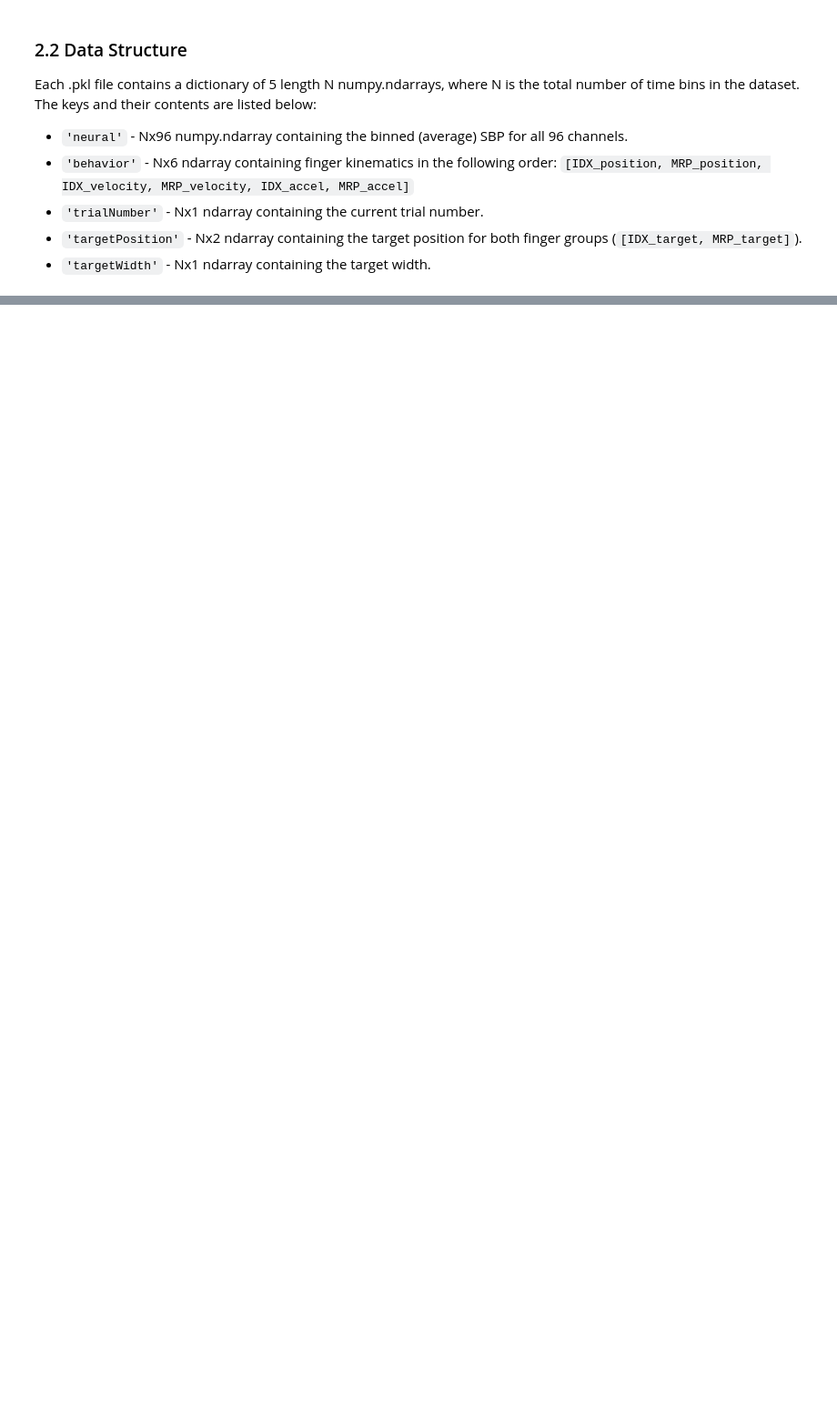
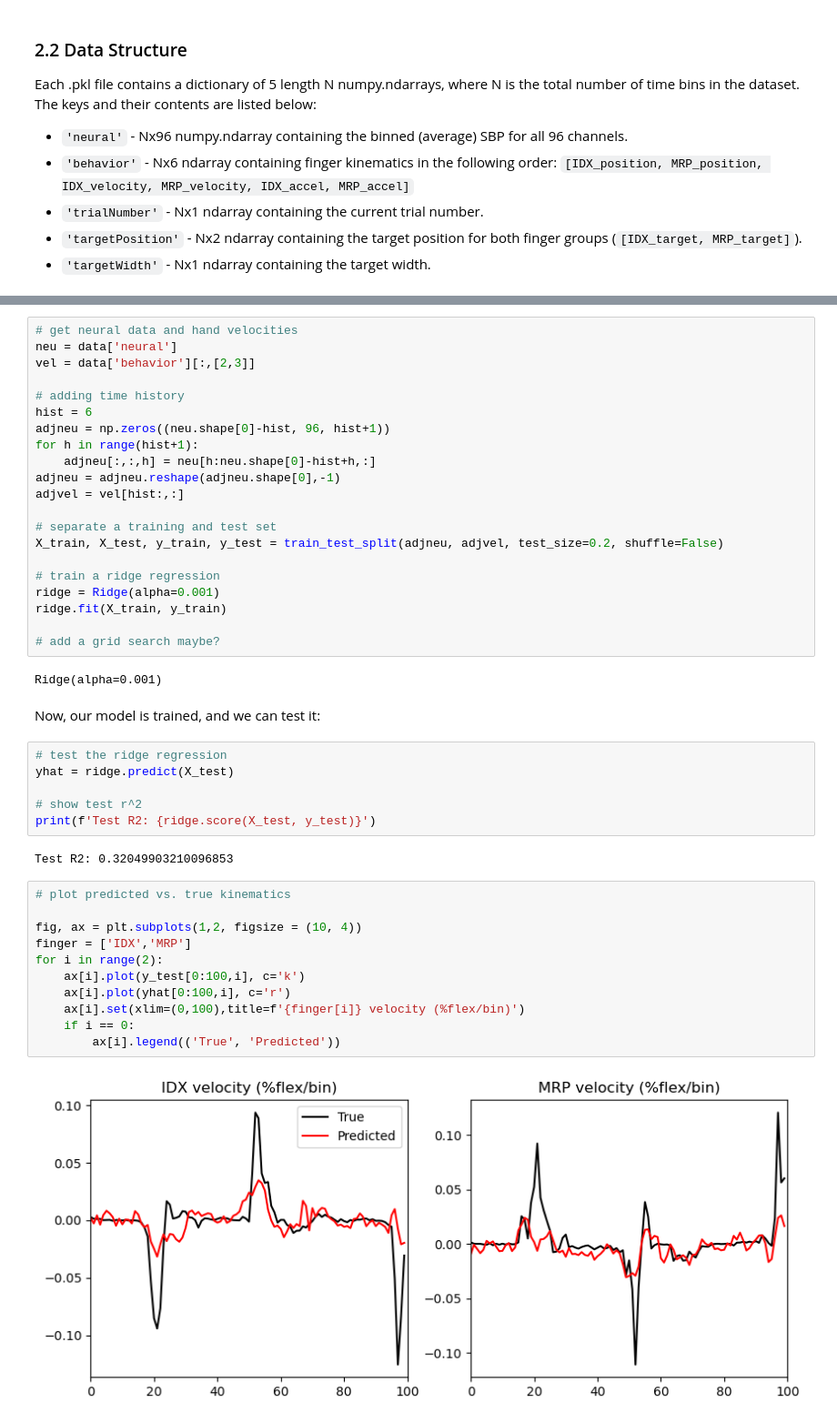
Before and after one commit to chesteklab/EFRI-workshop-2023, a Jupyter notebook: Notebooks/Monkey_Dataset.ipynb, the cells around one changed output, grey strips where cells are left out. Shown at 91% size. Saved outputs shown, nothing was run; the diff lists cells and outputs as text; blank space fills up the shorter version.

```diff
--- a/Notebooks/Monkey_Dataset.ipynb
+++ b/Notebooks/Monkey_Dataset.ipynb
@@ -44,0 +126,46 @@ Each .pkl file contains a dictionary of 5 length N numpy.ndarrays, where N is th
+# %%
+# get neural data and hand velocities
+neu = data['neural']
+vel = data['behavior'][:,[2,3]]
+
+# adding time history
+hist = 6
+adjneu = np.zeros((neu.shape[0]-hist, 96, hist+1))
+for h in range(hist+1):
+    adjneu[:,:,h] = neu[h:neu.shape[0]-hist+h,:]
+adjneu = adjneu.reshape(adjneu.shape[0],-1)
+adjvel = vel[hist:,:]
+
+# separate a training and test set
+X_train, X_test, y_train, y_test = train_test_split(adjneu, adjvel, test_size=0.2, shuffle=False)
+
+# train a ridge regression
+ridge = Ridge(alpha=0.001)
+ridge.fit(X_train, y_train)
+
+# add a grid search maybe?
+# %% [output]
+Ridge(alpha=0.001)
+# %% [markdown]
+Now, our model is trained, and we can test it:
+# %%
+# test the ridge regression
+yhat = ridge.predict(X_test)
+
+# show test r^2
+print(f'Test R2: {ridge.score(X_test, y_test)}')
+# %% [output]
+Test R2: 0.32049903210096853
+# %%
+# plot predicted vs. true kinematics
+
+fig, ax = plt.subplots(1,2, figsize = (10, 4))
+finger = ['IDX','MRP']
+for i in range(2):
+    ax[i].plot(y_test[0:100,i], c='k')
+    ax[i].plot(yhat[0:100,i], c='r')
+    ax[i].set(xlim=(0,100),title=f'{finger[i]} velocity (%flex/bin)')
+    if i == 0:
+        ax[i].legend(('True', 'Predicted'))
+# %% [output]
+[figure, added]
```
Also changed, not shown: parts of 14 cells of this notebook.
